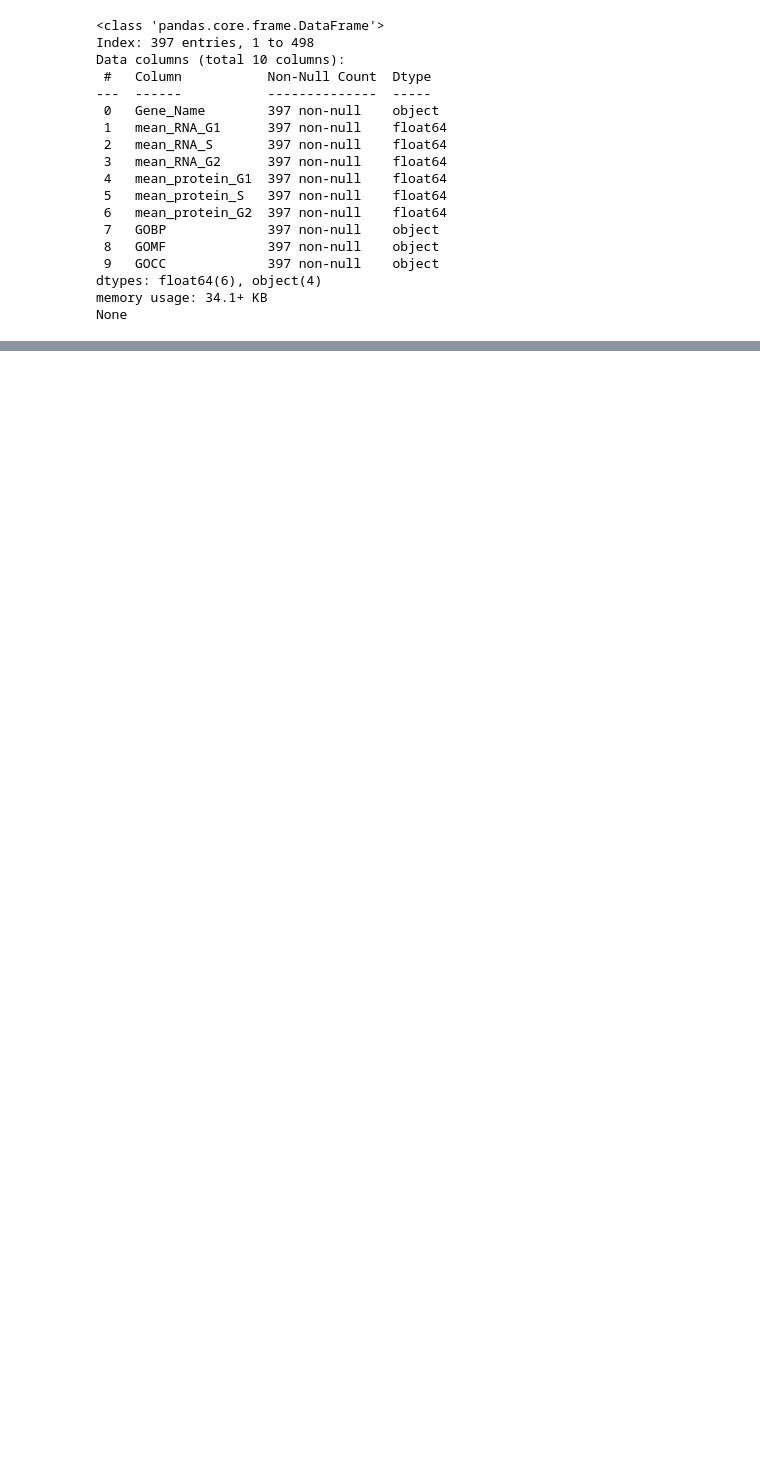
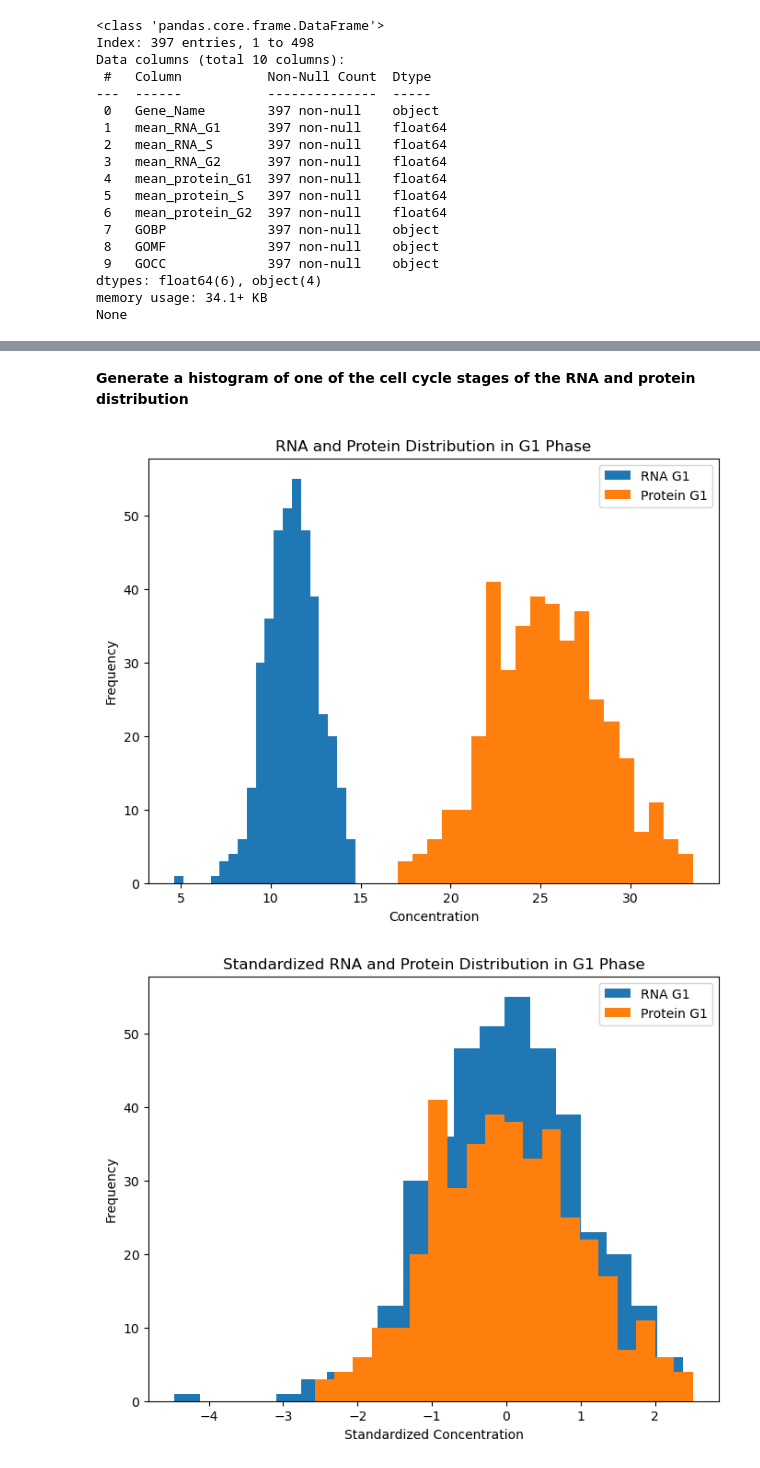
Before and after one commit to willmayhew/COMP3212ComputationalBiologyLabs, a Jupyter notebook: Lab1/Lab1.ipynb, the cells around one changed output, grey strips where cells are left out. Drawn from its saved outputs; the diff is of its cells as text; code cells hidden in the pictures; blank space fills up the shorter version.

```diff
--- a/Lab1/Lab1.ipynb
+++ b/Lab1/Lab1.ipynb
@@ -99,0 +38,20 @@ dtype: float64
+# %%
+# Calculate variance and mean of RNA and protein concentrations
+rna_columns = ['mean_RNA_G1', 'mean_RNA_S', 'mean_RNA_G2']
+protein_columns = ['mean_protein_G1', 'mean_protein_S', 'mean_protein_G2']
+
+variance_rna = df[rna_columns].var()
+variance_protein = df[protein_columns].var()
+
+mean_rna = df[rna_columns].mean()
+mean_protein = df[protein_columns].mean()
+
+print("Variance of RNA concentrations:")
+print(variance_rna)
+print("\nVariance of Protein concentrations:")
+print(variance_protein)
+
+print("\nMean of RNA concentrations:")
+print(mean_rna)
+print("\nMean of Protein concentrations:")
+print(mean_protein)
@@ -99,0 +76,28 @@ dtype: float64
+# %% [markdown]
+**Generate a histogram of one of the cell cycle stages of the RNA and protein distribution**
+# %%
+# Generate a histogram of RNA and protein distribution for one cell cycle stage
+plt.figure(figsize=(8, 6))
+plt.hist(df['mean_RNA_G1'], bins=20, label='RNA G1')
+plt.hist(df['mean_protein_G1'], bins=20, label='Protein G1')
+plt.title('RNA and Protein Distribution in G1 Phase')
+plt.xlabel('Concentration')
+plt.ylabel('Frequency')
+plt.legend()
+plt.show()
+
+# Standardize RNA and protein concentrations
+std_rna = (df[rna_columns] - mean_rna) / df[rna_columns].std()
+std_protein = (df[protein_columns] - mean_protein) / df[protein_columns].std()
+
+plt.figure(figsize=(8, 6))
+plt.hist(std_rna['mean_RNA_G1'], bins=20, label='RNA G1')
+plt.hist(std_protein['mean_protein_G1'], bins=20, label='Protein G1')
+plt.title('Standardized RNA and Protein Distribution in G1 Phase')
+plt.xlabel('Standardized Concentration')
+plt.ylabel('Frequency')
+plt.legend()
+plt.show()
+# %% [output]
+[figure, added]
+[figure, added]
```
Also changed, not shown: parts of 25 cells of this notebook, 1 other file.
